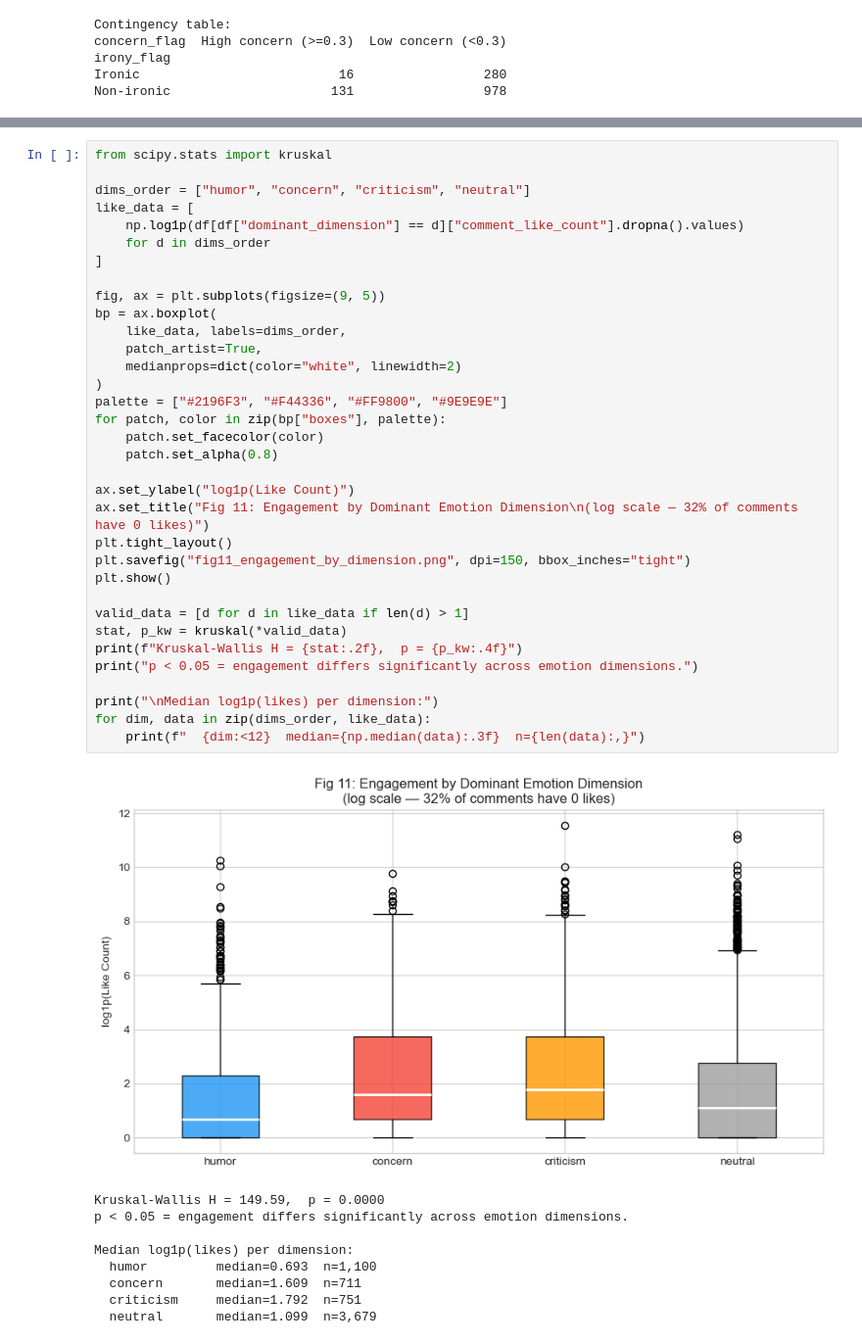
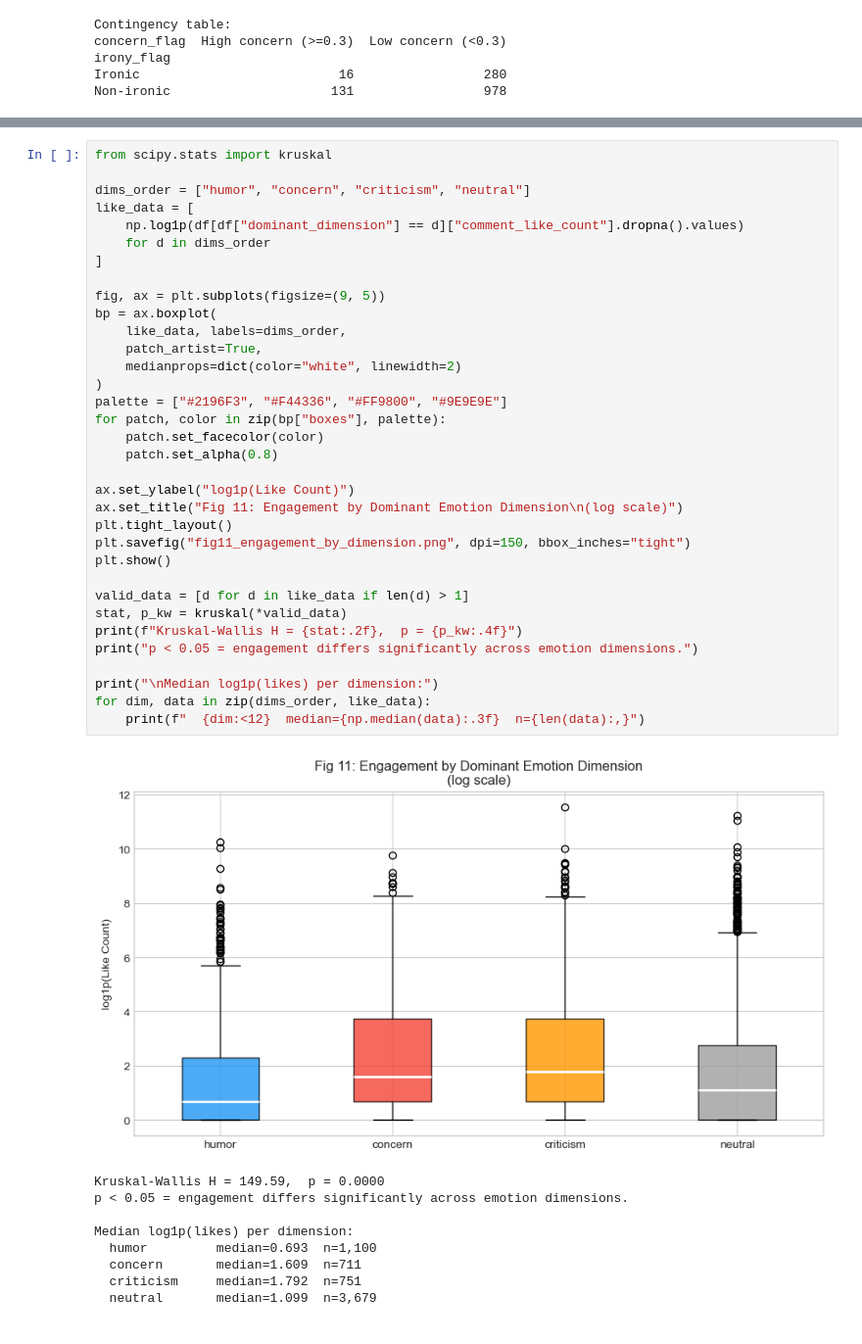
Before and after one commit to Kunjal-R/SMNA_A2, a Jupyter notebook: sentiment_analysis.ipynb, the cells around one changed output, grey strips where cells are left out. Shown at 98% size. Drawn from its saved outputs; the diff is of its cells as text.

```diff
--- a/sentiment_analysis.ipynb
+++ b/sentiment_analysis.ipynb
@@ -666,35 +539,35 @@ dims_order = ["humor", "concern", "criticism", "neutral"]
 like_data = [
     np.log1p(df[df["dominant_dimension"] == d]["comment_like_count"].dropna().values)
     for d in dims_order
 ]
 
 fig, ax = plt.subplots(figsize=(9, 5))
 bp = ax.boxplot(
     like_data, labels=dims_order,
     patch_artist=True,
     medianprops=dict(color="white", linewidth=2)
 )
 palette = ["#2196F3", "#F44336", "#FF9800", "#9E9E9E"]
 for patch, color in zip(bp["boxes"], palette):
     patch.set_facecolor(color)
     patch.set_alpha(0.8)
 
 ax.set_ylabel("log1p(Like Count)")
-ax.set_title("Fig 11: Engagement by Dominant Emotion Dimension\n(log scale — 32% of comments have 0 likes)")
+ax.set_title("Fig 11: Engagement by Dominant Emotion Dimension\n(log scale)")
 plt.tight_layout()
 plt.savefig("fig11_engagement_by_dimension.png", dpi=150, bbox_inches="tight")
 plt.show()
 
 valid_data = [d for d in like_data if len(d) > 1]
 stat, p_kw = kruskal(*valid_data)
 print(f"Kruskal-Wallis H = {stat:.2f},  p = {p_kw:.4f}")
 print("p < 0.05 = engagement differs significantly across emotion dimensions.")
 
 print("\nMedian log1p(likes) per dimension:")
 for dim, data in zip(dims_order, like_data):
     print(f"  {dim:<12}  median={np.median(data):.3f}  n={len(data):,}")
 # %% [output]
-[figure, old version]
+[figure, new version]
 Kruskal-Wallis H = 149.59,  p = 0.0000
 p < 0.05 = engagement differs significantly across emotion dimensions.
 
```
Also changed, not shown: parts of 23 cells of this notebook, 18 other files.
